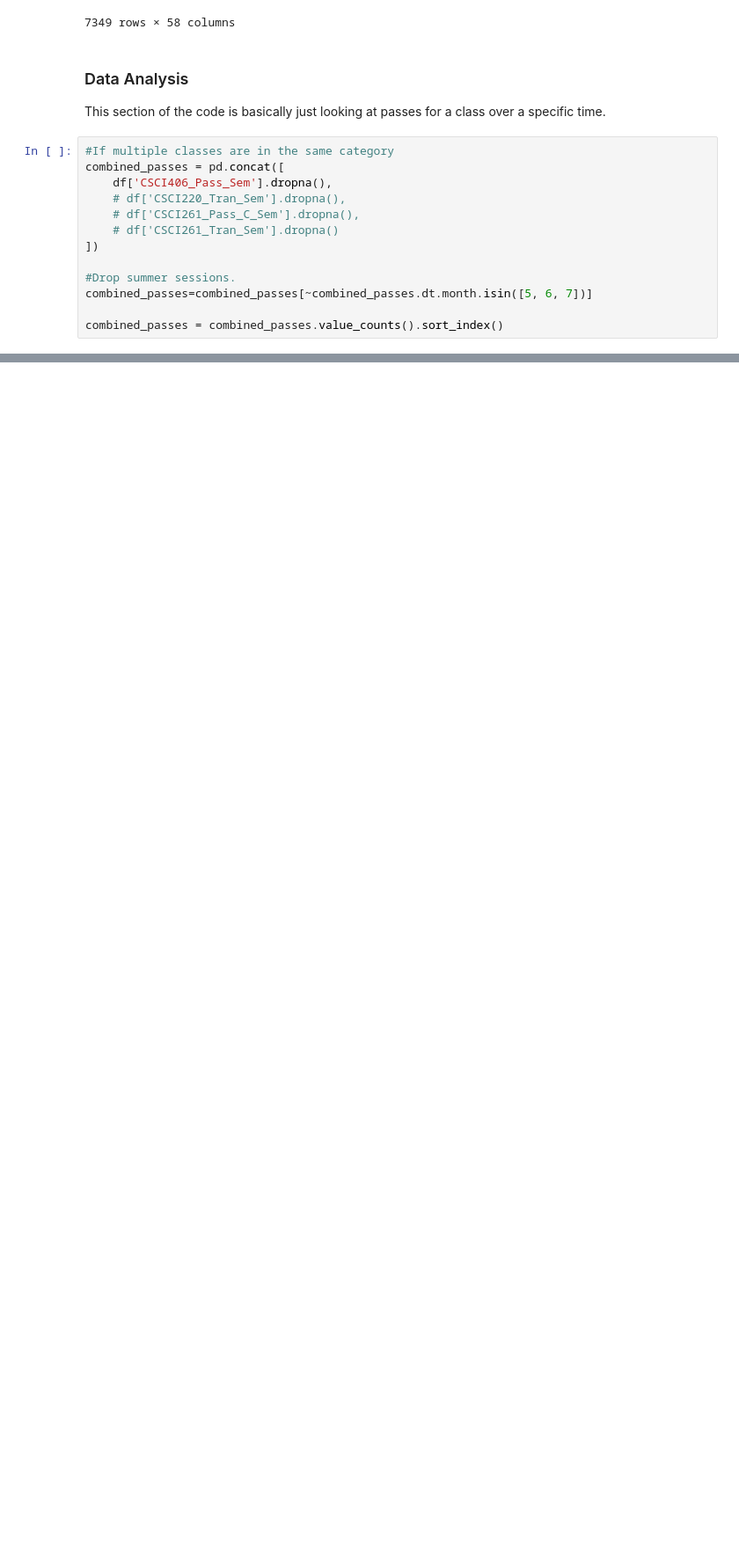
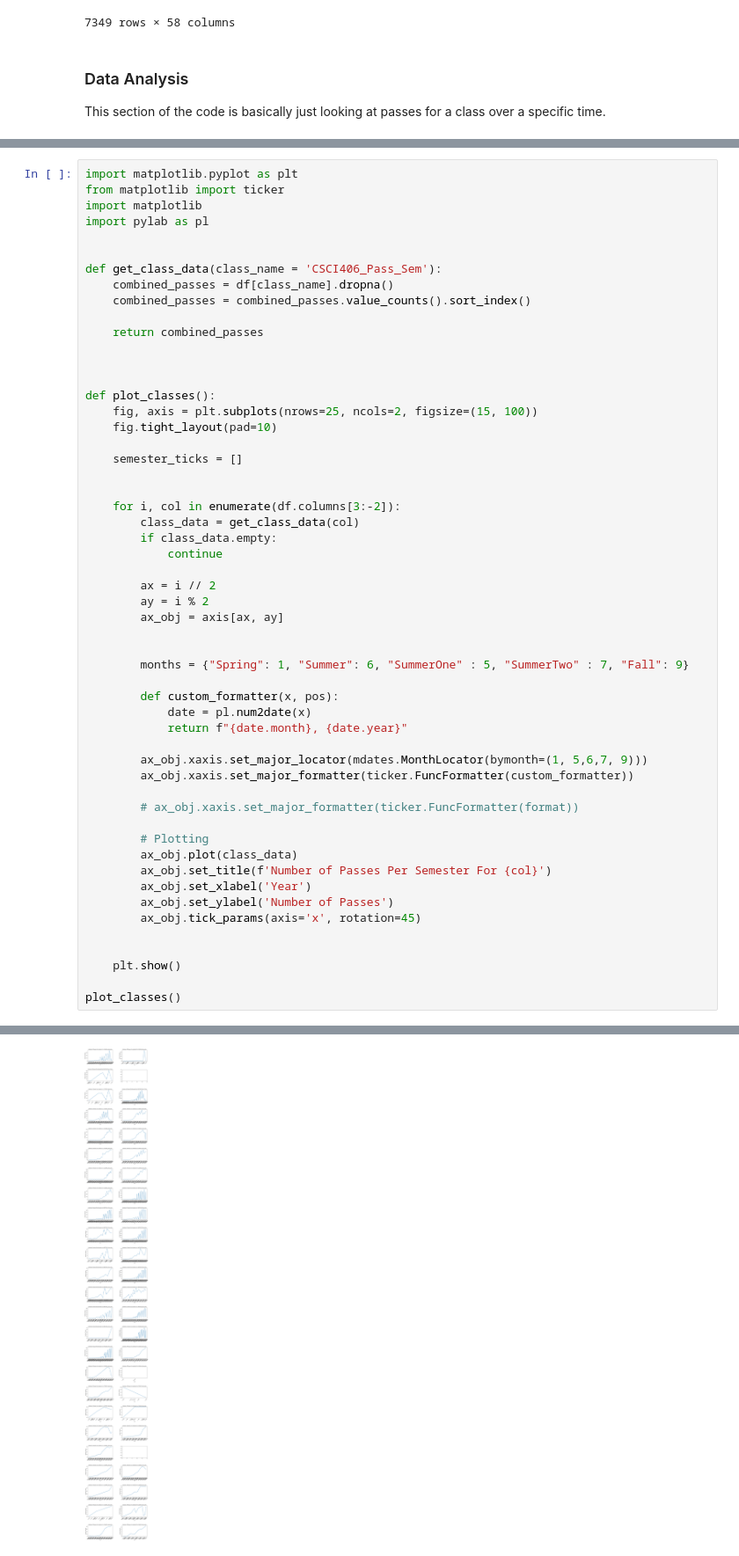
Before and after one commit to MehmetOzaslan/Network-Science-Project, a Jupyter notebook: data-exploration_csci220.ipynb, the cells around one changed output, grey strips where cells are left out. Shown at 88% size. Cells and saved outputs as stored; diff of their text form; blank space fills up the shorter version.

Commit message:
Added various changes, still need to figure out tick formatting

```diff
--- a/data-exploration_csci220.ipynb
+++ b/data-exploration_csci220.ipynb
@@ -85,16 +85,3 @@ df
 ### Data Analysis
 
 This section of the code is basically just looking at passes for a class over a specific time.
-# %%
-#If multiple classes are in the same category
-combined_passes = pd.concat([
-    df['CSCI406_Pass_Sem'].dropna(),
-    # df['CSCI220_Tran_Sem'].dropna(),
-    # df['CSCI261_Pass_C_Sem'].dropna(),
-    # df['CSCI261_Tran_Sem'].dropna()
-])
-
-#Drop summer sessions.
-combined_passes=combined_passes[~combined_passes.dt.month.isin([5, 6, 7])]
-
-combined_passes = combined_passes.value_counts().sort_index()
@@ -112,0 +88,55 @@ plt.show()
+# %%
+import matplotlib.pyplot as plt
+from matplotlib import ticker
+import matplotlib
+import pylab as pl
+
+
+def get_class_data(class_name = 'CSCI406_Pass_Sem'):
+    combined_passes = df[class_name].dropna()
+    combined_passes = combined_passes.value_counts().sort_index()
+
+    return combined_passes
+
+
+
+def plot_classes():
+    fig, axis = plt.subplots(nrows=25, ncols=2, figsize=(15, 100))
+    fig.tight_layout(pad=10)
+
+    semester_ticks = []
+
+
+    for i, col in enumerate(df.columns[3:-2]):
+        class_data = get_class_data(col)
+        if class_data.empty:
+            continue
+
+        ax = i // 2
+        ay = i % 2
+        ax_obj = axis[ax, ay]
+
+
+        months = {"Spring": 1, "Summer": 6, "SummerOne" : 5, "SummerTwo" : 7, "Fall": 9}
+
+        def custom_formatter(x, pos):
+            date = pl.num2date(x)
+            return f"{date.month}, {date.year}"
+
+        ax_obj.xaxis.set_major_locator(mdates.MonthLocator(bymonth=(1, 5,6,7, 9)))
+        ax_obj.xaxis.set_major_formatter(ticker.FuncFormatter(custom_formatter))
+
+        # ax_obj.xaxis.set_major_formatter(ticker.FuncFormatter(format))
+
+        # Plotting
+        ax_obj.plot(class_data)
+        ax_obj.set_title(f'Number of Passes Per Semester For {col}')
+        ax_obj.set_xlabel('Year')
+        ax_obj.set_ylabel('Number of Passes')
+        ax_obj.tick_params(axis='x', rotation=45)
+
+
+    plt.show()
+
+plot_classes()
+# %% [output]
@@ -112,0 +144 @@ plt.show()
+[figure, added]
```
Also changed, not shown: parts of 3 cells of this notebook.
